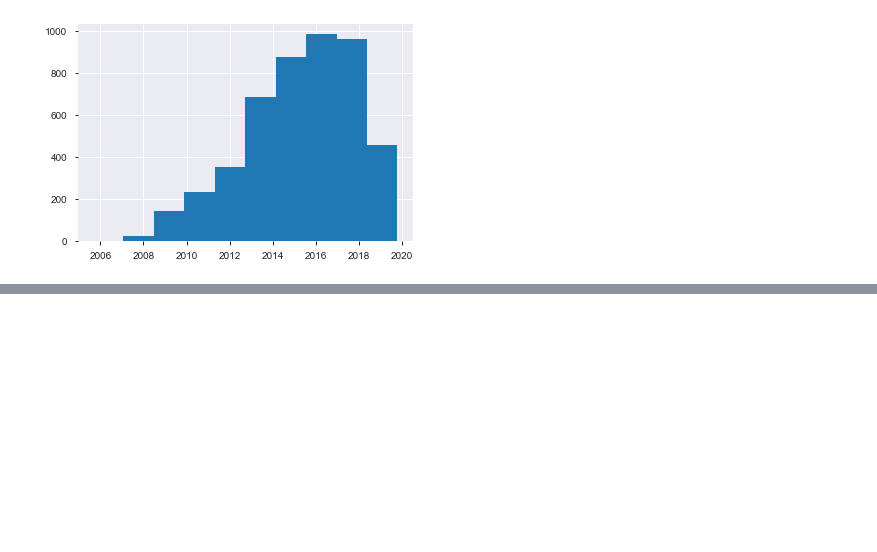
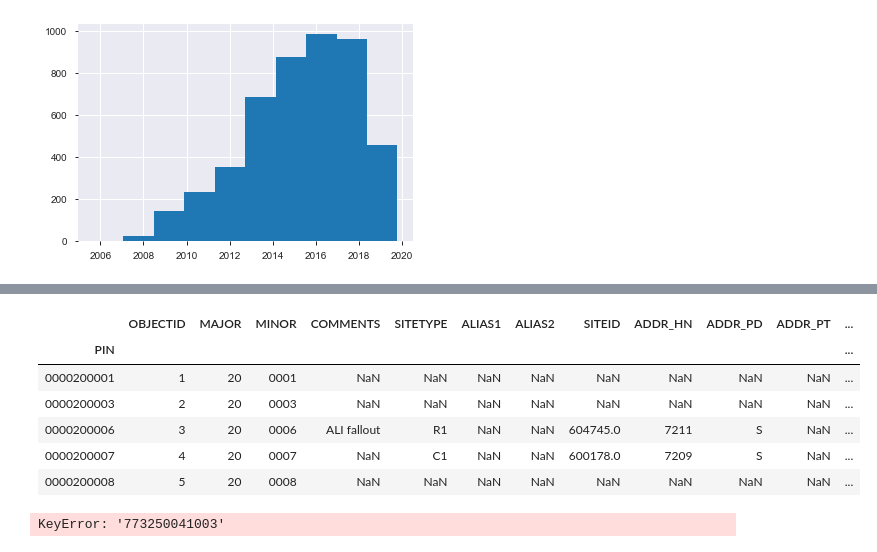
Before and after one commit to frischmuth/Seattle-Real-Estate-Analysis, a Jupyter notebook: EDA.ipynb, the cells around one changed output, grey strips where cells are left out. Cells and saved outputs as stored; diff of their text form; code cells hidden in the pictures; blank space fills up the shorter version.

Commit message:
do even more EDA, download lots more data

```diff
--- a/EDA.ipynb
+++ b/EDA.ipynb
@@ -28,7 +28,7 @@ pending_demo.shape
 # %% [output]
 (1089, 6)
 # %%
-gis = pd.read_csv('data/Parcels_for_King_County_with_Address_with_Property_Information__parcel_address_area.csv')
+gis = pd.read_csv('data/Parcels_for_King_County_with_Address_with_Property_Information__parcel_address_area.csv', index_col='PIN')
 # %%
 gis[['PIN', 'MAJOR', 'MINOR',  'SITETYPE', 'ADDR_FULL', 'FULLNAME', 'CTYNAME', 'LAT', 'LON',
  'KCTP_STATE', 'LOTSQFT', 'LEVYCODE', 'LEVY_JURIS', 'NEW_CONSTR', 'TAXVAL_RSN',
@@ -278,0 +236,14 @@ fig = plt.hist(demo_dates)
+# %%
+gis.head()
+# %% [output]
+|  | OBJECTID | MAJOR | MINOR | COMMENTS | SITETYPE | ALIAS1 | ALIAS2 | SITEID | ADDR_HN | ADDR_PD | ADDR_PT | ... |
+| PIN |  |  |  |  |  |  |  |  |  |  |  | ... |
+| 0000200001 | 1 | 20 | 0001 | NaN | NaN | NaN | NaN | NaN | NaN | NaN | NaN | ... |
+| 0000200003 | 2 | 20 | 0003 | NaN | NaN | NaN | NaN | NaN | NaN | NaN | NaN | ... |
+| 0000200006 | 3 | 20 | 0006 | ALI fallout | R1 | NaN | NaN | 604745.0 | 7211 | S | NaN | ... |
+| 0000200007 | 4 | 20 | 0007 | NaN | C1 | NaN | NaN | 600178.0 | 7209 | S | NaN | ... |
+| 0000200008 | 5 | 20 | 0008 | NaN | NaN | NaN | NaN | NaN | NaN | NaN | NaN | ... |
+# %%
+taxtable.loc[str(int(gis.loc['7732500410']['ACCNT_NUM']))]
+# %% [output]
+KeyError: '773250041003'
```
Also changed, not shown: parts of 16 cells of this notebook, 2 other files.
